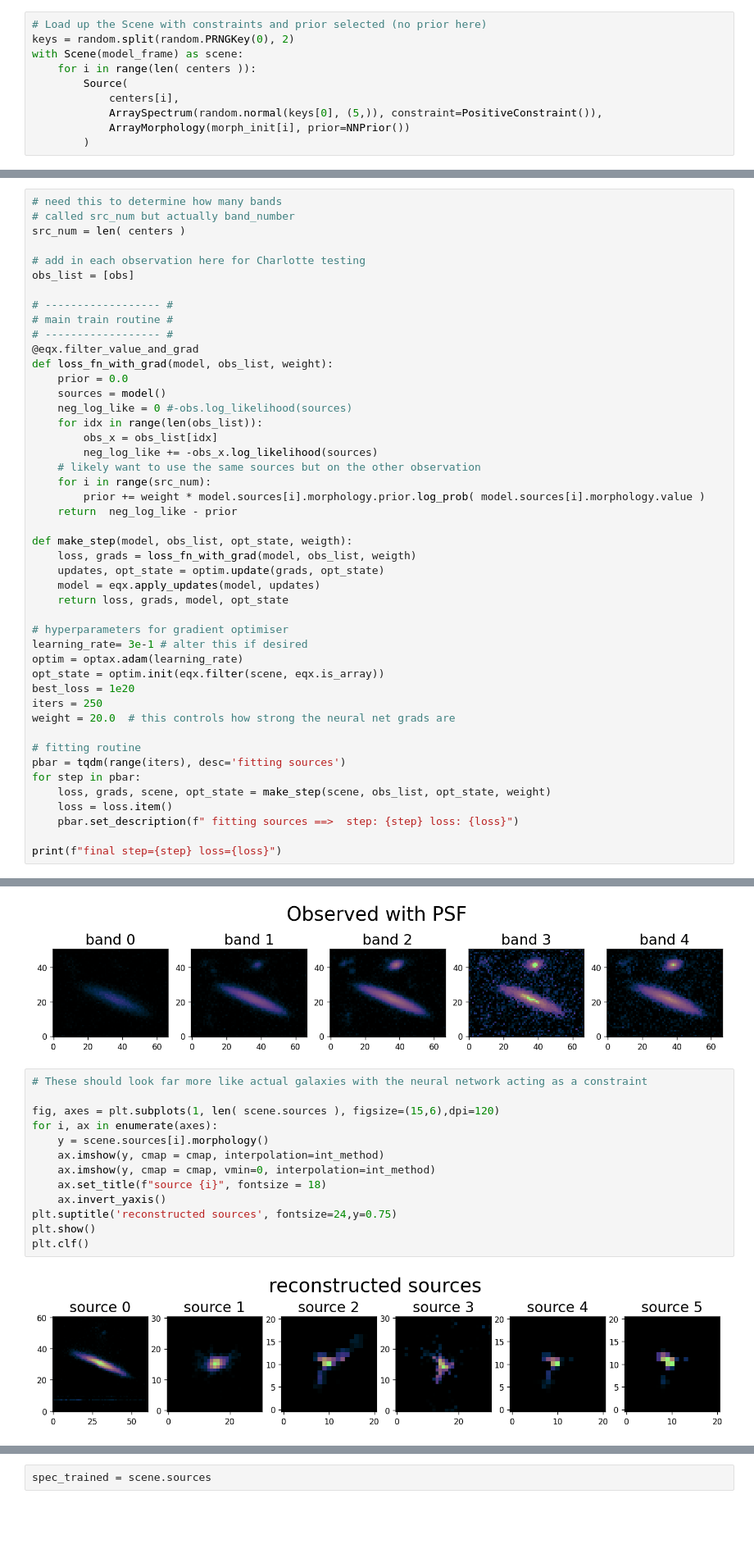
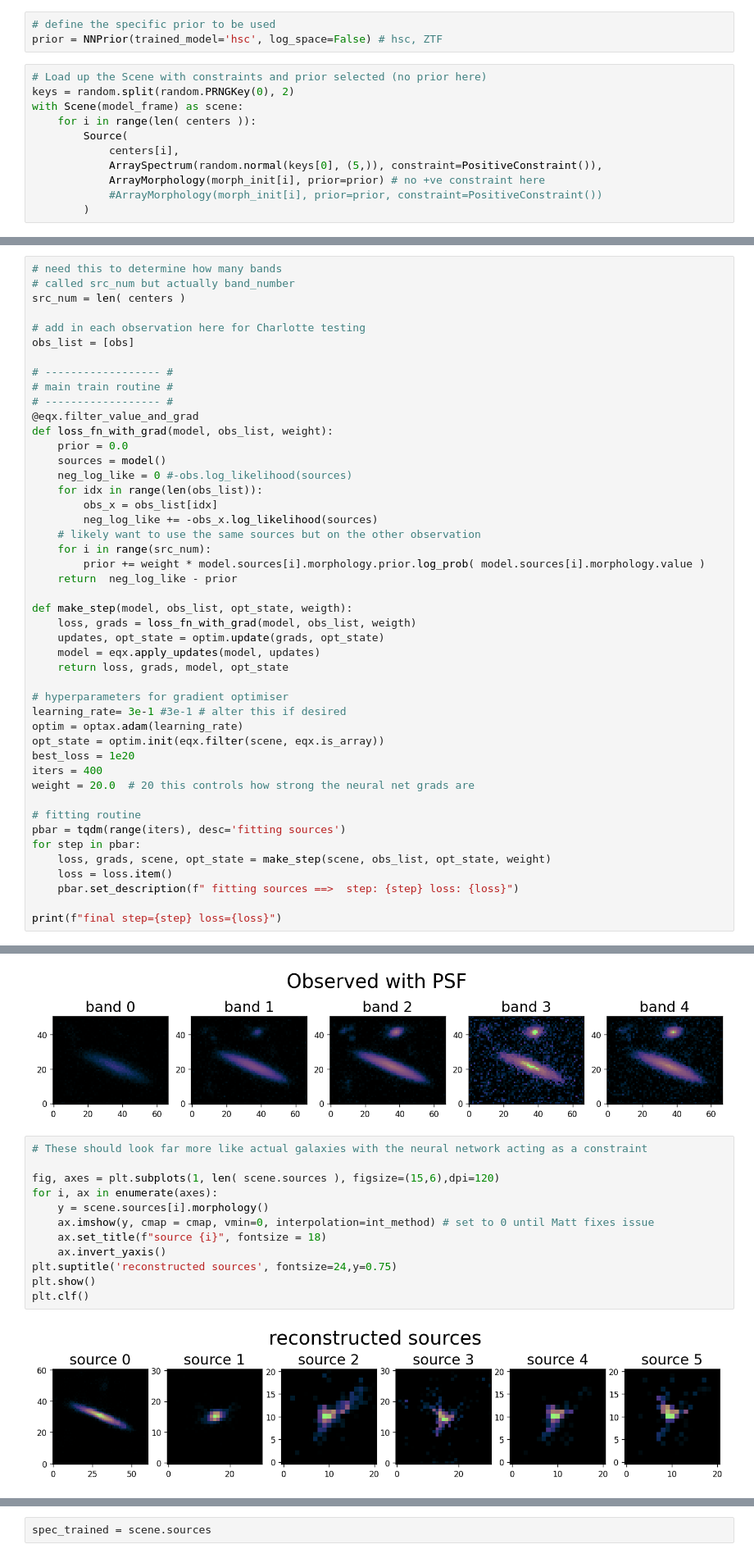
Before and after one commit to pmelchior/scarlet2, a Jupyter notebook: run_test_with_nn.ipynb, the cells around one changed output, grey strips where cells are left out. Shown at 82% size. Drawn from its saved outputs; the diff is of its cells as text; blank space fills up the shorter version.

```diff
--- a/run_test_with_nn.ipynb
+++ b/run_test_with_nn.ipynb
@@ -76,3 +86,6 @@ for i, bx in enumerate(box_size):
+# %%
+# define the specific prior to be used
+prior = NNPrior(trained_model='hsc', log_space=False) # hsc, ZTF
 # %%
 # Load up the Scene with constraints and prior selected (no prior here)
 keys = random.split(random.PRNGKey(0), 2)
@@ -81,7 +94,8 @@ with Scene(model_frame) as scene:
         Source(
             centers[i],
             ArraySpectrum(random.normal(keys[0], (5,)), constraint=PositiveConstraint()),
-            ArrayMorphology(morph_init[i], prior=NNPrior())
+            ArrayMorphology(morph_init[i], prior=prior) # no +ve constraint here
+            #ArrayMorphology(morph_init[i], prior=prior, constraint=PositiveConstraint())
         )
 # %%
 spec_init = scene.sources
@@ -116,12 +130,12 @@ def make_step(model, obs_list, opt_state, weigth):
     return loss, grads, model, opt_state
 
 # hyperparameters for gradient optimiser
-learning_rate= 3e-1 # alter this if desired
+learning_rate= 3e-1 #3e-1 # alter this if desired
 optim = optax.adam(learning_rate)
 opt_state = optim.init(eqx.filter(scene, eqx.is_array))
 best_loss = 1e20
-iters = 250
-weight = 20.0  # this controls how strong the neural net grads are
+iters = 400
+weight = 20.0  # 20 this controls how strong the neural net grads are
 
 # fitting routine
 pbar = tqdm(range(iters), desc='fitting sources')
@@ -169,16 +186,15 @@ plt.show()
 # %%
 # These should look far more like actual galaxies with the neural network acting as a constraint
 
 fig, axes = plt.subplots(1, len( scene.sources ), figsize=(15,6),dpi=120)
 for i, ax in enumerate(axes):
     y = scene.sources[i].morphology()
-    ax.imshow(y, cmap = cmap, interpolation=int_method)
-    ax.imshow(y, cmap = cmap, vmin=0, interpolation=int_method)
+    ax.imshow(y, cmap = cmap, vmin=0, interpolation=int_method) # set to 0 until Matt fixes issue
     ax.set_title(f"source {i}", fontsize = 18)
     ax.invert_yaxis()
 plt.suptitle('reconstructed sources', fontsize=24,y=0.75)
 plt.show()
 plt.clf()
 # %% [output]
-[figure, old version]
+[figure, new version]
 <Figure size 640x480 with 0 Axes>
```
Also changed, not shown: parts of 13 cells of this notebook.
